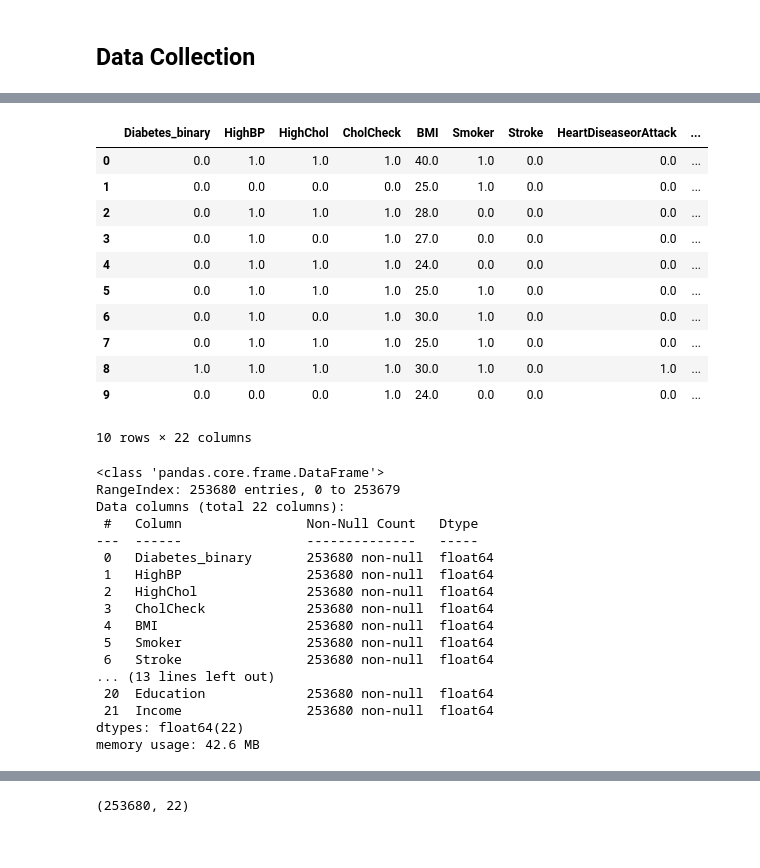
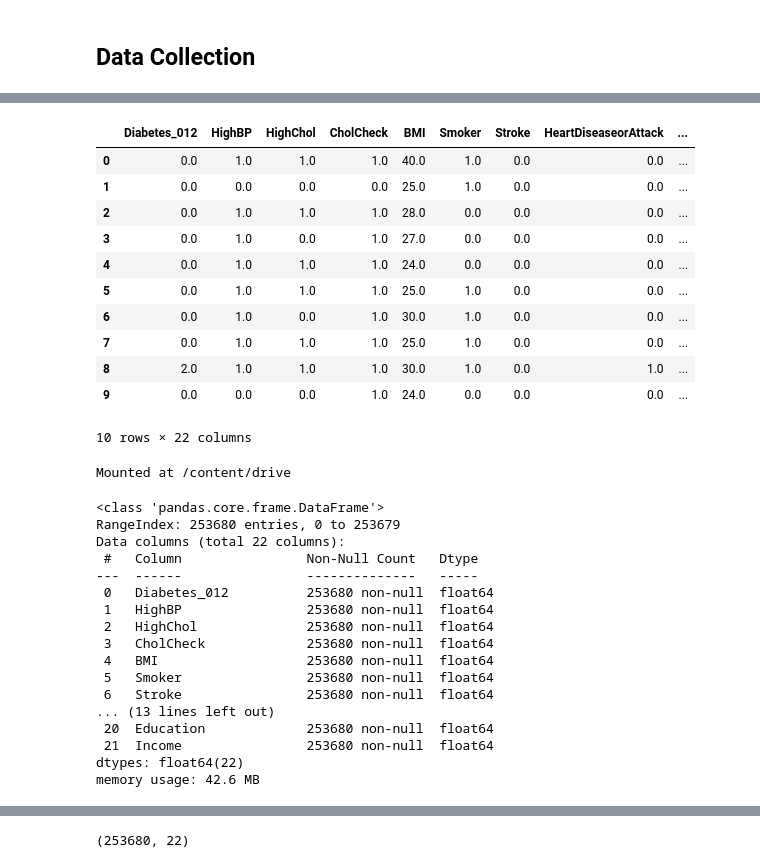
Before and after one commit to dzakimaulana/Diabetes-Risk-Assessment, a Jupyter notebook: DRA.ipynb, the cells around one changed output, grey strips where cells are left out. Saved outputs shown, nothing was run; the diff lists cells and outputs as text; code cells hidden in the pictures.

```diff
--- a/DRA.ipynb
+++ b/DRA.ipynb
@@ -88,9 +90,9 @@ from google.colab import files
 # %%
-data = pd.read_csv('diabetes_binary_health_indicators_BRFSS2015.csv')
+data = pd.read_csv('diabetes_012_health_indicators_BRFSS2015.csv')
 headers = list(data.columns)
 data.head(10)
 # %% [output]
-|  | Diabetes_binary | HighBP | HighChol | CholCheck | BMI | Smoker | Stroke | HeartDiseaseorAttack | ... |
+|  | Diabetes_012 | HighBP | HighChol | CholCheck | BMI | Smoker | Stroke | HeartDiseaseorAttack | ... |
 | 0 | 0.0 | 1.0 | 1.0 | 1.0 | 40.0 | 1.0 | 0.0 | 0.0 | ... |
 | 1 | 0.0 | 0.0 | 0.0 | 0.0 | 25.0 | 1.0 | 0.0 | 0.0 | ... |
 | 2 | 0.0 | 1.0 | 1.0 | 1.0 | 28.0 | 0.0 | 0.0 | 0.0 | ... |
@@ -99,9 +101,14 @@ data.head(10)
 | 5 | 0.0 | 1.0 | 1.0 | 1.0 | 25.0 | 1.0 | 0.0 | 0.0 | ... |
 | 6 | 0.0 | 1.0 | 0.0 | 1.0 | 30.0 | 1.0 | 0.0 | 0.0 | ... |
 | 7 | 0.0 | 1.0 | 1.0 | 1.0 | 25.0 | 1.0 | 0.0 | 0.0 | ... |
-| 8 | 1.0 | 1.0 | 1.0 | 1.0 | 30.0 | 1.0 | 0.0 | 1.0 | ... |
+| 8 | 2.0 | 1.0 | 1.0 | 1.0 | 30.0 | 1.0 | 0.0 | 1.0 | ... |
 | 9 | 0.0 | 0.0 | 0.0 | 1.0 | 24.0 | 0.0 | 0.0 | 0.0 | ... |
 10 rows × 22 columns
+# %%
+from google.colab import drive
+drive.mount('/content/drive')
+# %% [output]
+Mounted at /content/drive
 # %%
 data.info()
 # %% [output]
@@ -110,7 +117,7 @@ RangeIndex: 253680 entries, 0 to 253679
 Data columns (total 22 columns):
  #   Column                Non-Null Count   Dtype
 ---  ------                --------------   -----
- 0   Diabetes_binary       253680 non-null  float64
+ 0   Diabetes_012          253680 non-null  float64
  1   HighBP                253680 non-null  float64
  2   HighChol              253680 non-null  float64
  3   CholCheck             253680 non-null  float64
```
Also changed, not shown: parts of 12 cells of this notebook.
